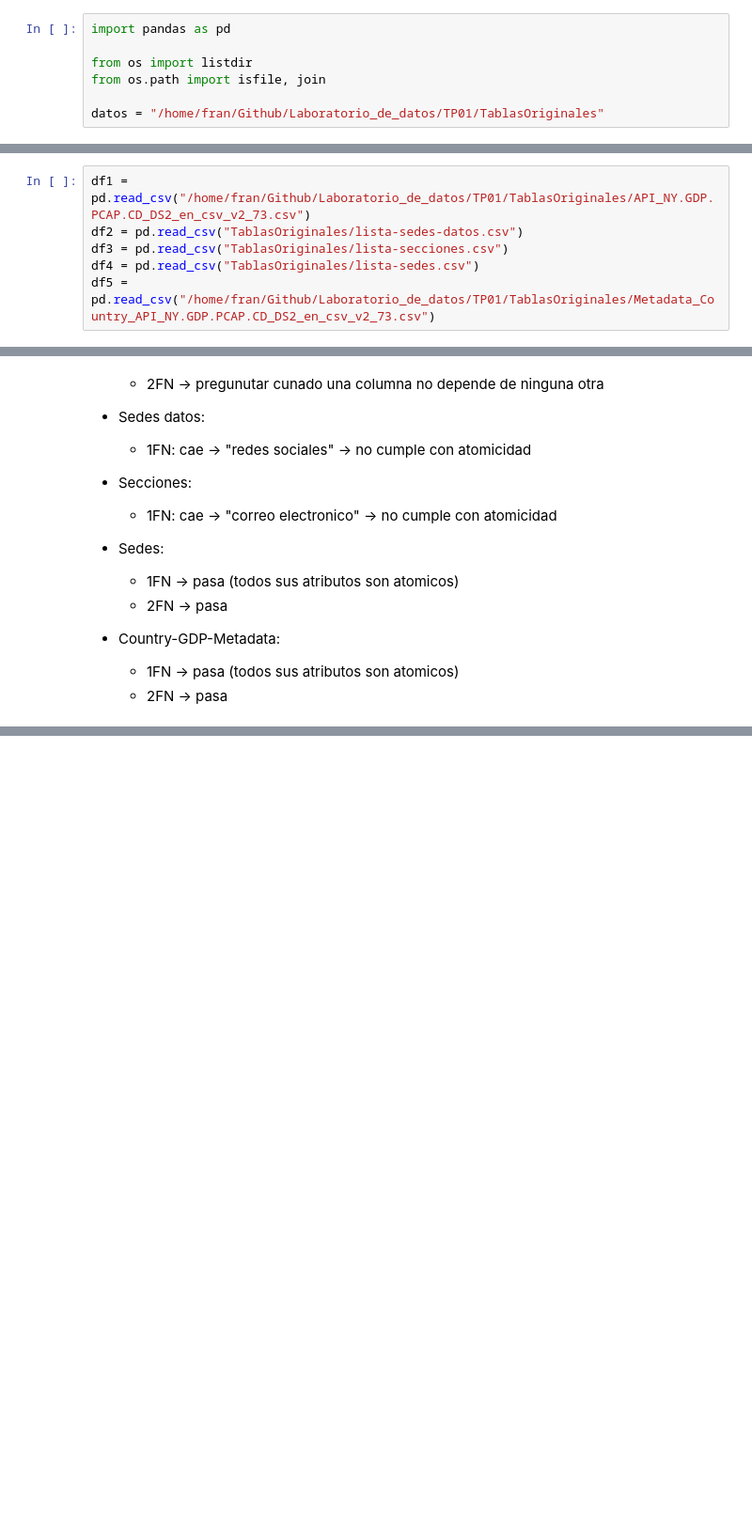
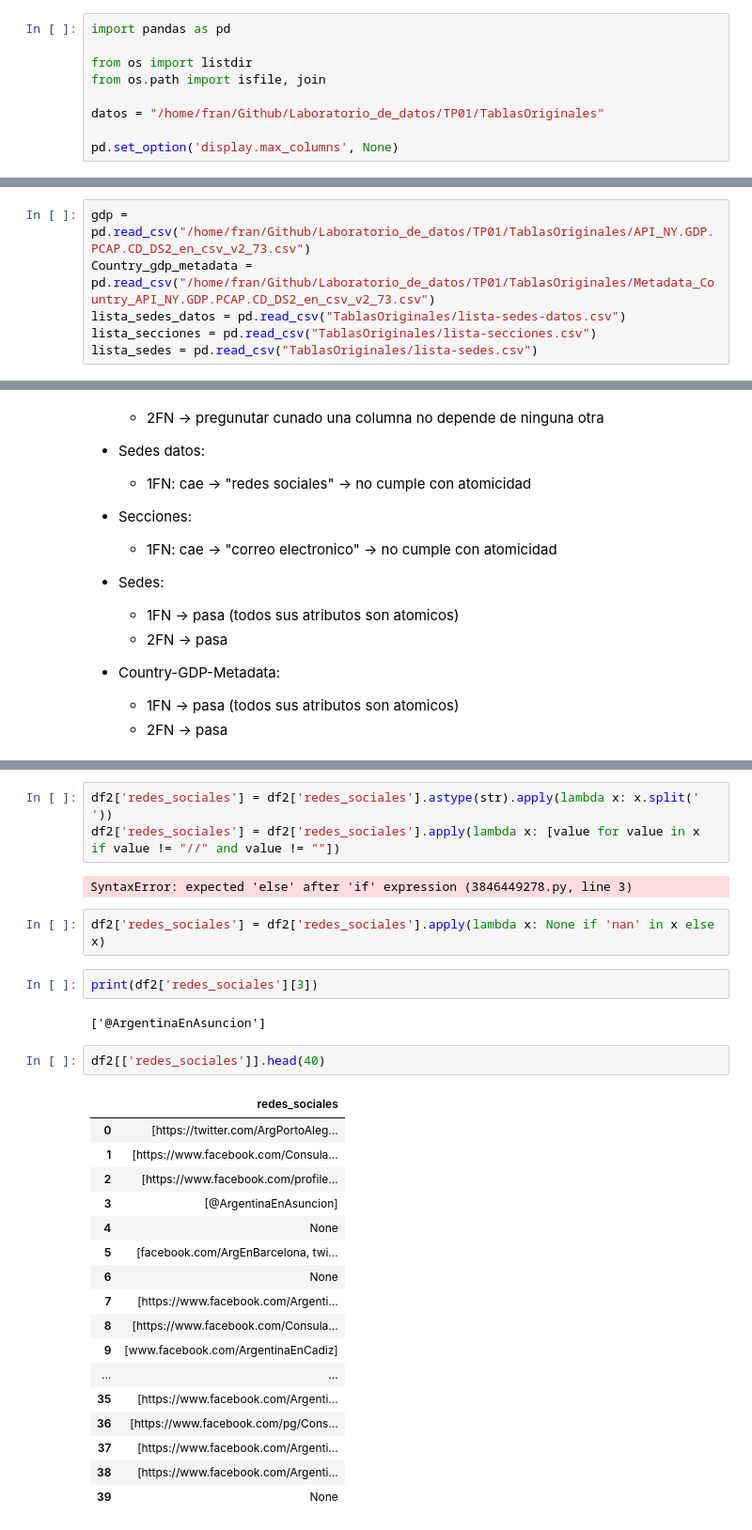
Before and after one commit to N34R20/Laboratorio_de_datos, a Jupyter notebook: TP01/inspect_columns.ipynb, the cells around one changed output, grey strips where cells are left out. Shown: that part at 94% size. Drawn from its saved outputs; the diff is of its cells as text; blank space fills up the shorter version.

```diff
--- a/TP01/inspect_columns.ipynb
+++ b/TP01/inspect_columns.ipynb
@@ -24,6 +38,8 @@ from os import listdir
 from os.path import isfile, join
 
 datos = "/home/fran/Github/Laboratorio_de_datos/TP01/TablasOriginales"
+
+pd.set_option('display.max_columns', None)
 # %% [output]
 Pyarrow will become a required dependency of pandas in the next major release of pandas (pandas 3.0),
 (to allow more performant data types, such as the Arrow string type, and better interoperability with other libraries)
@@ -33,8 +49,8 @@ please provide us feedback at https://github.com/pandas-dev/pandas/issues/54466
 
   import pandas as pd
 # %%
-df1 = pd.read_csv("/home/fran/Github/Laboratorio_de_datos/TP01/TablasOriginales/API_NY.GDP.PCAP.CD_DS2_en_csv_v2_73.csv")
-df2 = pd.read_csv("TablasOriginales/lista-sedes-datos.csv")
-df3 = pd.read_csv("TablasOriginales/lista-secciones.csv")
-df4 = pd.read_csv("TablasOriginales/lista-sedes.csv")
-df5 = pd.read_csv("/home/fran/Github/Laboratorio_de_datos/TP01/TablasOriginales/Metadata_Country_API_NY.GDP.PCAP.CD_DS2_en_csv_v2_73.csv")
+gdp = pd.read_csv("/home/fran/Github/Laboratorio_de_datos/TP01/TablasOriginales/API_NY.GDP.PCAP.CD_DS2_en_csv_v2_73.csv")
+Country_gdp_metadata = pd.read_csv("/home/fran/Github/Laboratorio_de_datos/TP01/TablasOriginales/Metadata_Country_API_NY.GDP.PCAP.CD_DS2_en_csv_v2_73.csv")
+lista_sedes_datos = pd.read_csv("TablasOriginales/lista-sedes-datos.csv")
+lista_secciones = pd.read_csv("TablasOriginales/lista-secciones.csv")
+lista_sedes = pd.read_csv("TablasOriginales/lista-sedes.csv")
@@ -248,0 +239,31 @@ df5.iloc[64:66, :]
+# %%
+df2['redes_sociales'] = df2['redes_sociales'].astype(str).apply(lambda x: x.split(' '))
+df2['redes_sociales'] = df2['redes_sociales'].apply(lambda x: [value for value in x if value != "//" and value != ""])
+# %% [output]
+SyntaxError: expected 'else' after 'if' expression (3846449278.py, line 3)
+# %%
+df2['redes_sociales'] = df2['redes_sociales'].apply(lambda x: None if 'nan' in x else x)
+# %%
+print(df2['redes_sociales'][3])
+# %% [output]
+['@ArgentinaEnAsuncion']
+# %%
+df2[['redes_sociales']].head(40)
+# %% [output]
+|  | redes_sociales |
+| 0 | [https://twitter.com/ArgPortoAleg... |
+| 1 | [https://www.facebook.com/Consula... |
+| 2 | [https://www.facebook.com/profile... |
+| 3 | [@ArgentinaEnAsuncion] |
+| 4 | None |
+| 5 | [facebook.com/ArgEnBarcelona, twi... |
+| 6 | None |
+| 7 | [https://www.facebook.com/Argenti... |
+| 8 | [https://www.facebook.com/Consula... |
+| 9 | [www.facebook.com/ArgentinaEnCadiz] |
+| ... | ... |
+| 35 | [https://www.facebook.com/Argenti... |
+| 36 | [https://www.facebook.com/pg/Cons... |
+| 37 | [https://www.facebook.com/Argenti... |
+| 38 | [https://www.facebook.com/Argenti... |
+| 39 | None |
```
Also changed, not shown: parts of 34 cells of this notebook, 2 other files.
